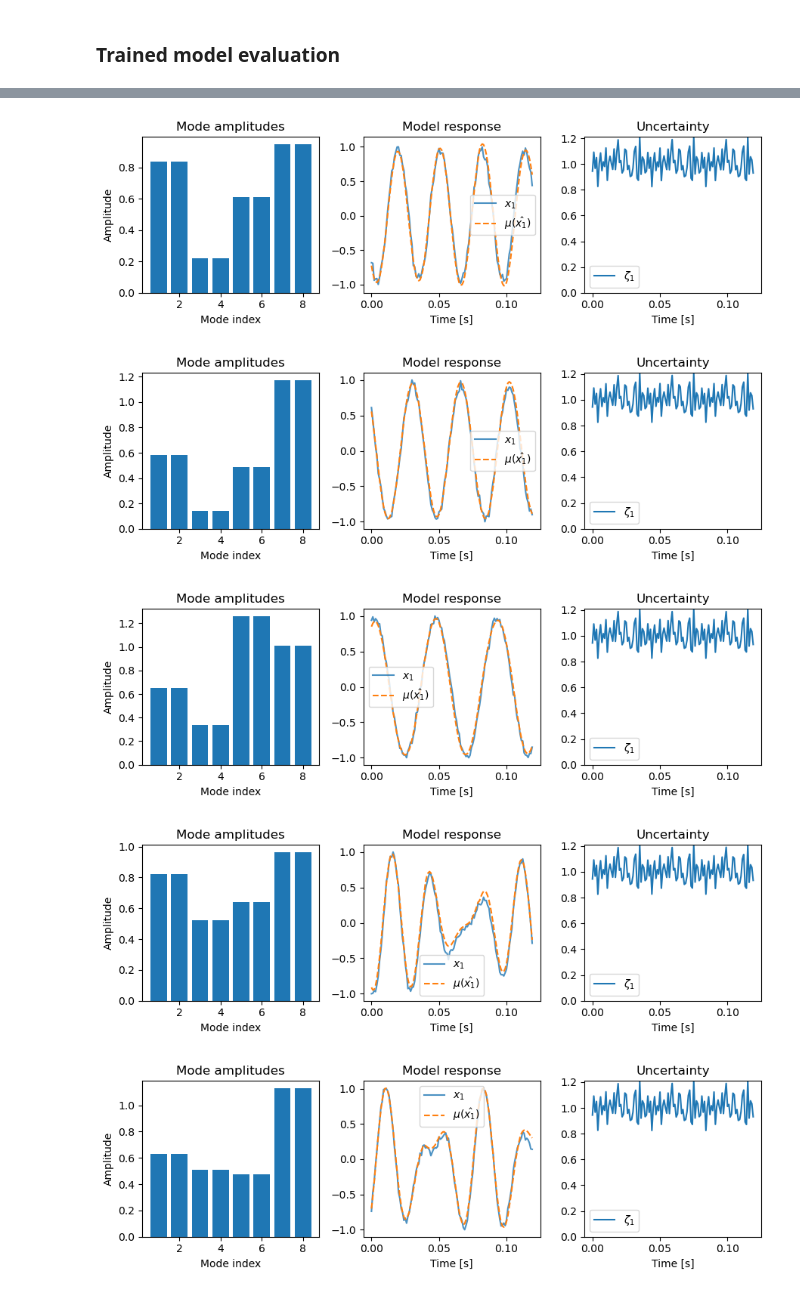
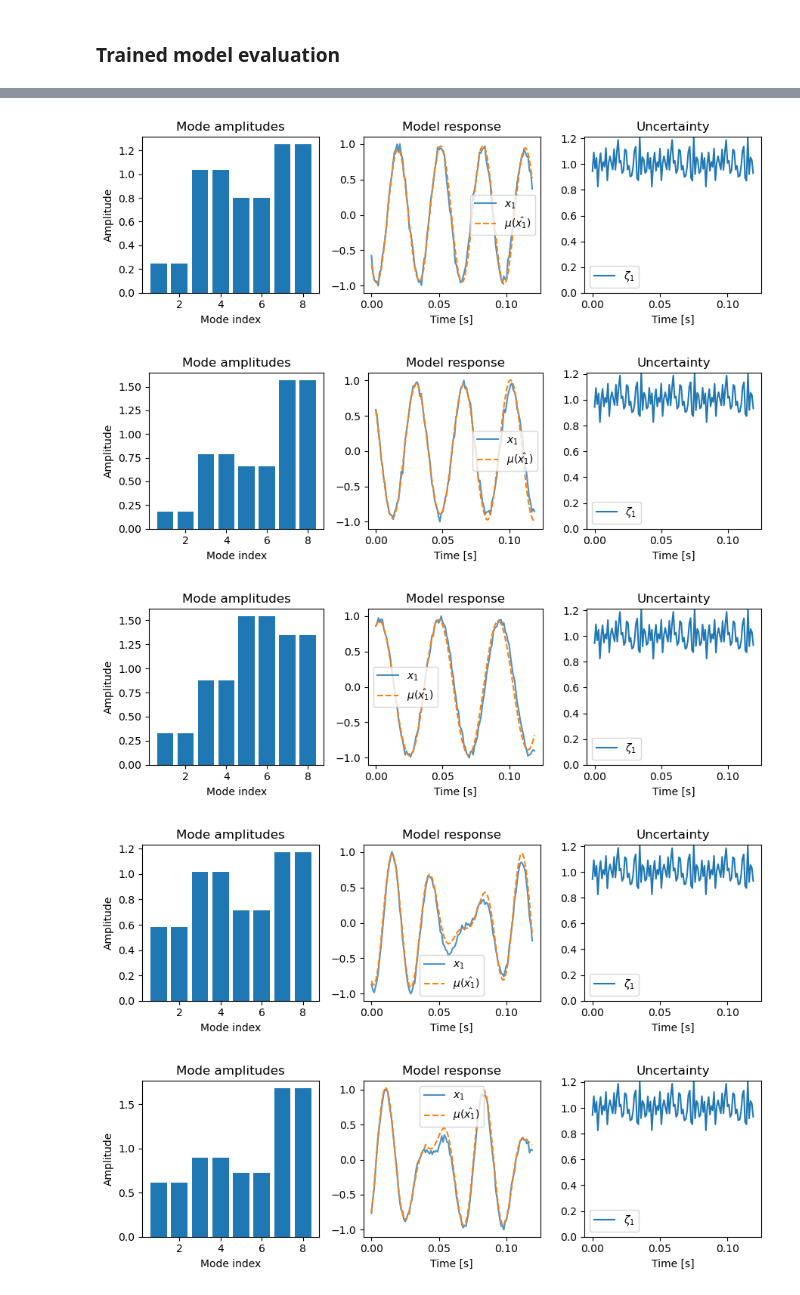
Before and after one commit to maalberg/kind, a Jupyter notebook: notebooks/baselines/02_tesla_kind_train_filter.ipynb, the cells around one changed output, grey strips where cells are left out. Drawn from its saved outputs; the diff is of its cells as text; code cells hidden in the pictures.

Commit message:
update/fix renamed tesla notebooks

```diff
--- a/notebooks/baselines/02_tesla_kind_train_filter.ipynb
+++ b/notebooks/baselines/02_tesla_kind_train_filter.ipynb
@@ -82,13 +81,13 @@ model = kind.model(model_cfg)
 batsize = 128
 
 trainparam = {
-    'stadatadir'            : '../../data/baselines/tesla_train_stat',
+    'stadatadir'            : '../../data/baselines/tesla_train_filter',
     'transdatadir'          : None,
     'mixdatadir'            : None,
     'timeseries_nsample'    : timeseries_nsample,
     'train_nfile'           : 7,
     'batsize'               : batsize,
-    'nepoch'                : 100,
+    'nepoch'                : 300,
     'isverbose'             : True,
     'learnrate'             : 1e-3,
     'weightdecay'           : 1e-4,
@@ -163,7 +162,7 @@ tensor([-0.1195+0.9639j, -0.1195-0.9639j, -0.6158+0.7672j, -0.6158-0.7672j,
 # %%
 # --! analyze the contribution of stationary operator eigenvalues --!
 
-datadir            = '../../data/baselines/tesla_train_stat'
+datadir            = '../../data/baselines/tesla_train_filter'
 timeseries_nsample = 120
 
 with torch.no_grad():
@@ -174,5 +173,5 @@ with torch.no_grad():
-[figure, old version]
+[figure, new version]
-[figure, old version]
+[figure, new version]
-[figure, old version]
+[figure, new version]
-[figure, old version]
+[figure, new version]
-[figure, old version]
+[figure, new version]
```
Also changed, not shown: parts of 7 cells of this notebook, 1 other file.
